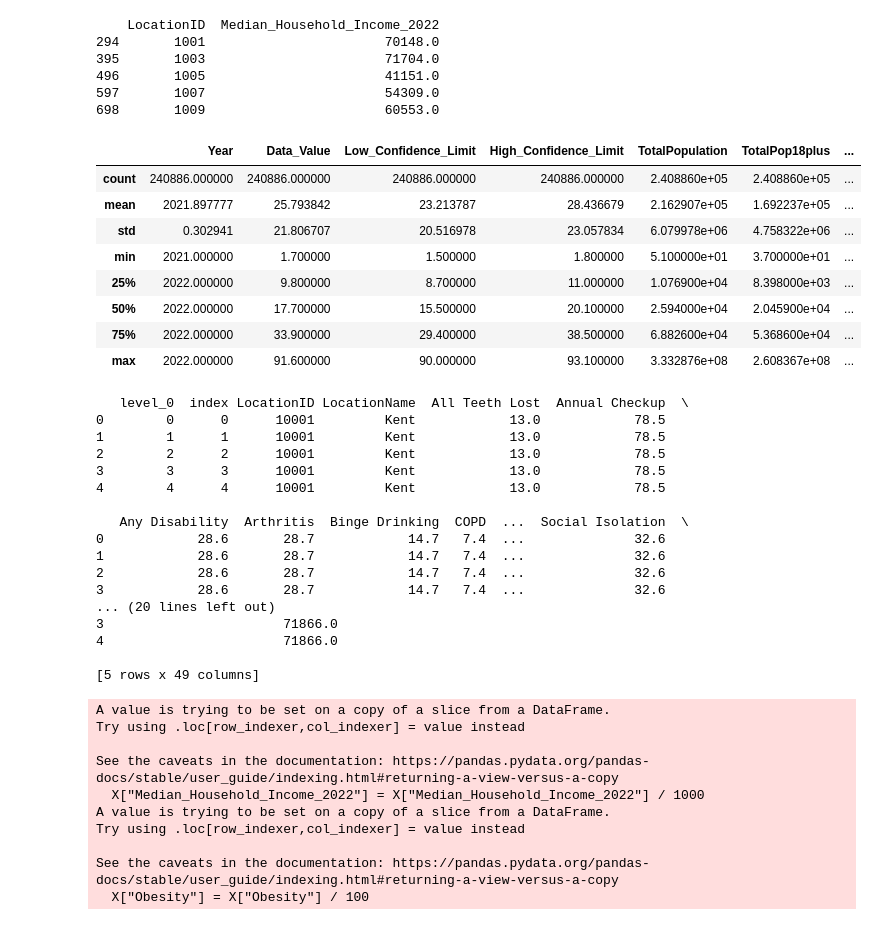
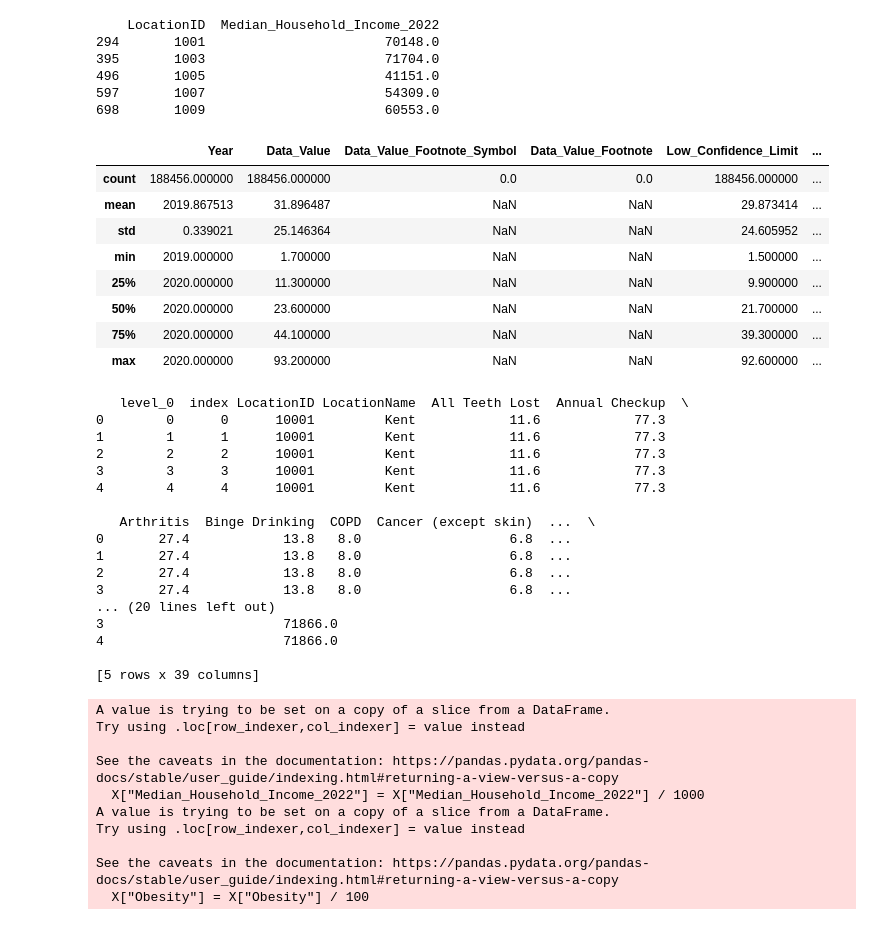
Before and after one commit to festiveelephantseal/UH-CEA-Summer-Research, a Jupyter notebook: Research.ipynb, the cells around one changed output. Drawn from its saved outputs; the diff is of its cells as text; code cells hidden in the pictures.

```diff
--- a/Research.ipynb
+++ b/Research.ipynb
@@ -37,18 +37,18 @@ census["LocationID"] = census["LocationID"].astype(str)
 
 census = census[["LocationID", "Pct_Black", "Pct_Hispanic", "Pct_Asian", "Pct_White"]]
 # %%
-df = pd.read_csv("PLACES__Local_Data_for_Better_Health__County_Data_2024_release_20250620.csv", engine="python")
+df = pd.read_csv("PLACES__Local_Data_for_Better_Health__County_Data_2022_release.csv", engine="python")
 df.describe()
 # %% [output]
-|  | Year | Data_Value | Low_Confidence_Limit | High_Confidence_Limit | TotalPopulation | TotalPop18plus | ... |
-| count | 240886.000000 | 240886.000000 | 240886.000000 | 240886.000000 | 2.408860e+05 | 2.408860e+05 | ... |
-| mean | 2021.897777 | 25.793842 | 23.213787 | 28.436679 | 2.162907e+05 | 1.692237e+05 | ... |
-| std | 0.302941 | 21.806707 | 20.516978 | 23.057834 | 6.079978e+06 | 4.758322e+06 | ... |
-| min | 2021.000000 | 1.700000 | 1.500000 | 1.800000 | 5.100000e+01 | 3.700000e+01 | ... |
-| 25% | 2022.000000 | 9.800000 | 8.700000 | 11.000000 | 1.076900e+04 | 8.398000e+03 | ... |
-| 50% | 2022.000000 | 17.700000 | 15.500000 | 20.100000 | 2.594000e+04 | 2.045900e+04 | ... |
-| 75% | 2022.000000 | 33.900000 | 29.400000 | 38.500000 | 6.882600e+04 | 5.368600e+04 | ... |
-| max | 2022.000000 | 91.600000 | 90.000000 | 93.100000 | 3.332876e+08 | 2.608367e+08 | ... |
+|  | Year | Data_Value | Data_Value_Footnote_Symbol | Data_Value_Footnote | Low_Confidence_Limit | ... |
+| count | 188456.000000 | 188456.000000 | 0.0 | 0.0 | 188456.000000 | ... |
+| mean | 2019.867513 | 31.896487 | NaN | NaN | 29.873414 | ... |
+| std | 0.339021 | 25.146364 | NaN | NaN | 24.605952 | ... |
+| min | 2019.000000 | 1.700000 | NaN | NaN | 1.500000 | ... |
+| 25% | 2020.000000 | 11.300000 | NaN | NaN | 9.900000 | ... |
+| 50% | 2020.000000 | 23.600000 | NaN | NaN | 21.700000 | ... |
+| 75% | 2020.000000 | 44.100000 | NaN | NaN | 39.300000 | ... |
+| max | 2020.000000 | 93.200000 | NaN | NaN | 92.600000 | ... |
 # %%
 df = df[df["Data_Value_Type"] == "Crude prevalence"].pivot(index=["LocationID", "LocationName"], columns="Short_Question_Text", values="Data_Value").reset_index().dropna()
 df["LocationID"] = df["LocationID"].astype(str)
@@ -59,22 +59,22 @@ df = pd.merge(df, empluzz, on="LocationID", how="inner").reset_index().dropna()
 print(df.head())
 # %% [output]
    level_0  index LocationID LocationName  All Teeth Lost  Annual Checkup  \
-0        0      0      10001         Kent            13.0            78.5
-1        1      1      10001         Kent            13.0            78.5
-2        2      2      10001         Kent            13.0            78.5
-3        3      3      10001         Kent            13.0            78.5
-4        4      4      10001         Kent            13.0            78.5
+0        0      0      10001         Kent            11.6            77.3
+1        1      1      10001         Kent            11.6            77.3
+2        2      2      10001         Kent            11.6            77.3
+3        3      3      10001         Kent            11.6            77.3
+4        4      4      10001         Kent            11.6            77.3
 
-   Any Disability  Arthritis  Binge Drinking  COPD  ...  Social Isolation  \
-0            28.6       28.7            14.7   7.4  ...              32.6
-1            28.6       28.7            14.7   7.4  ...              32.6
-2            28.6       28.7            14.7   7.4  ...              32.6
-3            28.6       28.7            14.7   7.4  ...              32.6
+   Arthritis  Binge Drinking  COPD  Cancer (except skin)  ...  \
+0       27.4            13.8   8.0                   6.8  ...
+1       27.4            13.8   8.0                   6.8  ...
+2       27.4            13.8   8.0                   6.8  ...
+3       27.4            13.8   8.0                   6.8  ...
 ... (20 lines left out)
 3                       71866.0
 4                       71866.0
 
-[5 rows x 49 columns]
+[5 rows x 39 columns]
 # %%
 X = df[["Obesity", "Median_Household_Income_2022", "Pct_Black", "Pct_Hispanic", "Pct_White", "Pct_Asian"]]
 y = df["Diabetes"] / 100
```
Also changed, not shown: parts of 12 cells of this notebook, 5 other files.
